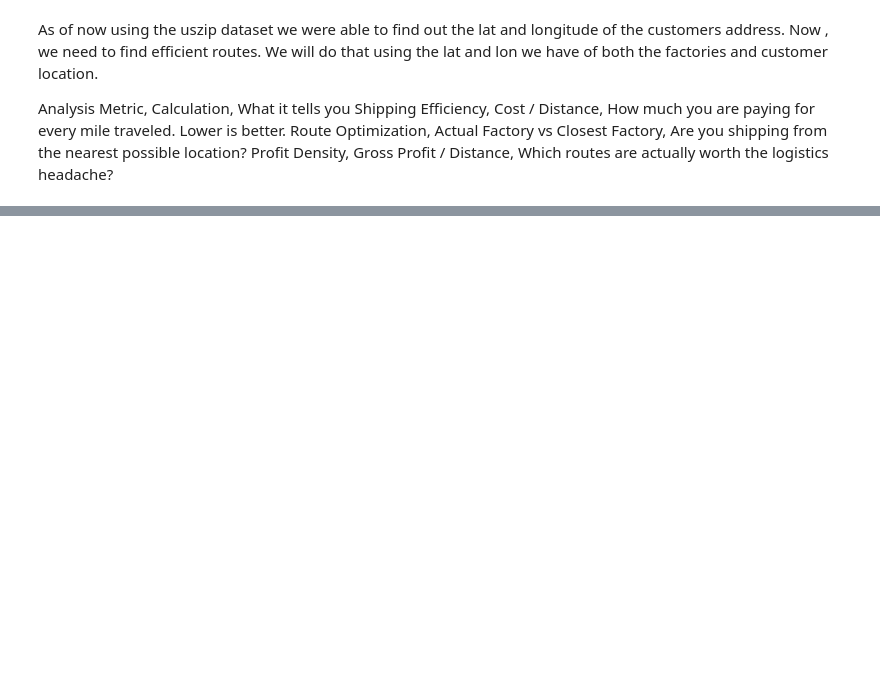
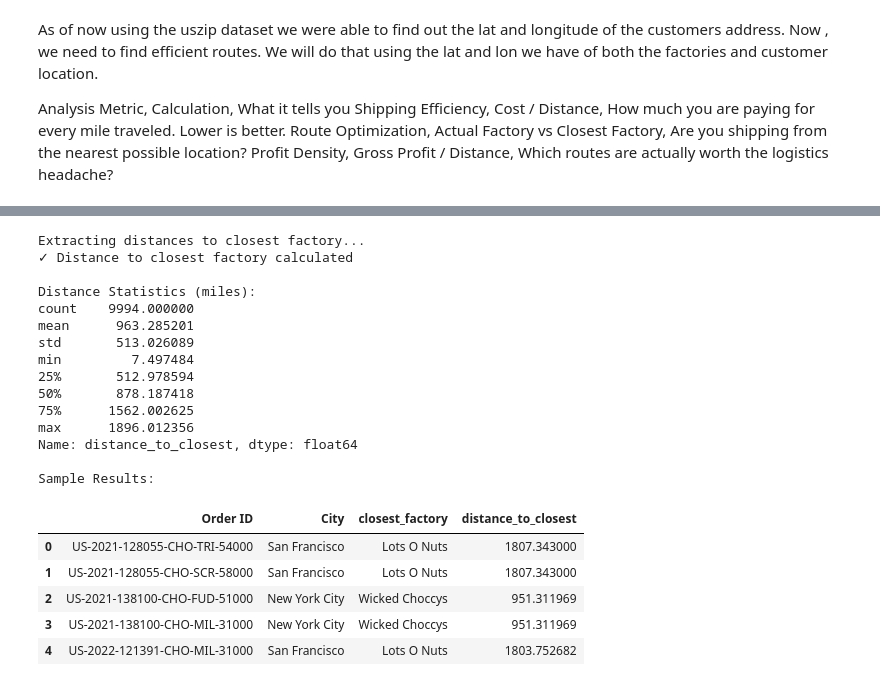
Before and after one commit to aya11337/Supply-Chain-Shipping-Analysis, a Jupyter notebook: candy_distributor_analysis.ipynb, the cells around one changed output, grey strips where cells are left out. Saved outputs shown, nothing was run; the diff lists cells and outputs as text; code cells hidden in the pictures; blank space fills up the shorter version.

```diff
--- a/candy_distributor_analysis.ipynb
+++ b/candy_distributor_analysis.ipynb
@@ -250,3 +275,51 @@ array([691.16820241, 691.16820241, 716.22334692, ..., 127.57531717,
+# %%
+# Extract the distance value to the closest factory for each row
+# Method: Use advanced indexing to look up values based on column names
+# This replaces the deprecated .lookup() method
+
+print("Extracting distances to closest factory...")
+
+# Get the column index for each closest_factory column name
+col_indices = sales_geo[factory_cols].columns.get_indexer(sales_geo['closest_factory'])
+
+# Extract values using row indices and column indices
+distance_to_closest = sales_geo[factory_cols].values[
+    np.arange(len(sales_geo)),
+    col_indices
+]
+
+# Add as a new column
+sales_geo['distance_to_closest'] = distance_to_closest
+
+print(f"✓ Distance to closest factory calculated")
+print(f"\nDistance Statistics (miles):")
+print(sales_geo['distance_to_closest'].describe())
+
+# Display sample
+print("\nSample Results:")
+sales_geo[['Order ID', 'City', 'closest_factory', 'distance_to_closest']].head()
+# %% [output]
+Extracting distances to closest factory...
+✓ Distance to closest factory calculated
+
+Distance Statistics (miles):
+count    9994.000000
+mean      963.285201
+std       513.026089
+min         7.497484
+25%       512.978594
+50%       878.187418
+75%      1562.002625
+max      1896.012356
+Name: distance_to_closest, dtype: float64
+
+Sample Results:
+|  | Order ID | City | closest_factory | distance_to_closest |
+| 0 | US-2021-128055-CHO-TRI-54000 | San Francisco | Lots O Nuts | 1807.343000 |
+| 1 | US-2021-128055-CHO-SCR-58000 | San Francisco | Lots O Nuts | 1807.343000 |
+| 2 | US-2021-138100-CHO-FUD-51000 | New York City | Wicked Choccys | 951.311969 |
+| 3 | US-2021-138100-CHO-MIL-31000 | New York City | Wicked Choccys | 951.311969 |
+| 4 | US-2022-121391-CHO-MIL-31000 | San Francisco | Lots O Nuts | 1803.752682 |
 # %%
 sales_geo['profit_density'] = sales_geo['Gross Profit'] / distance_to_closest
 
```
Also changed, not shown: parts of 24 cells of this notebook.
